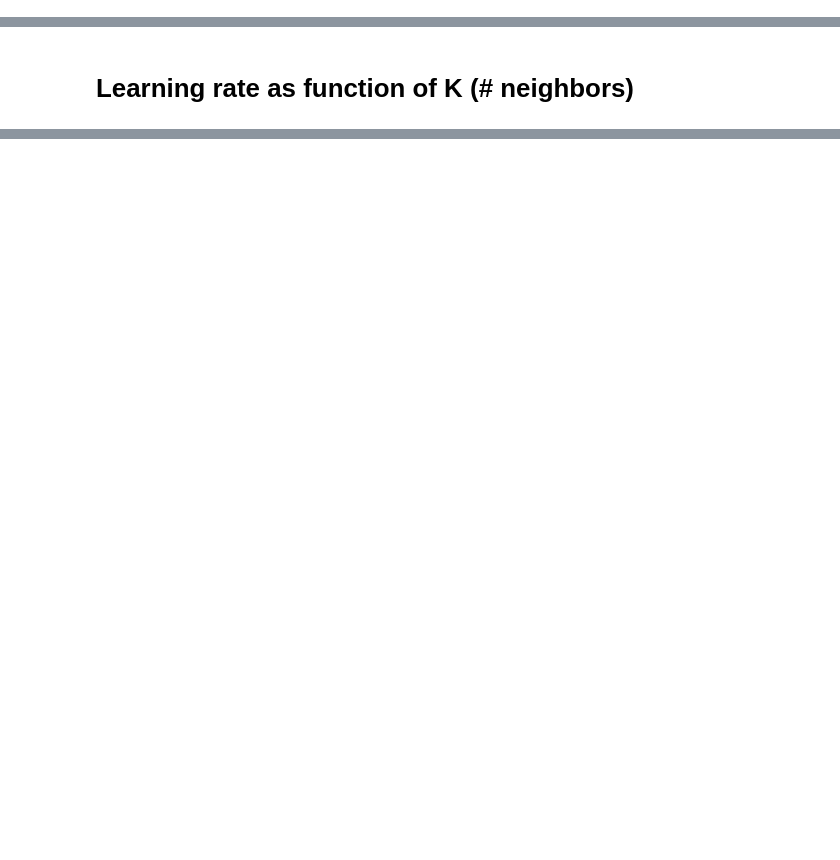
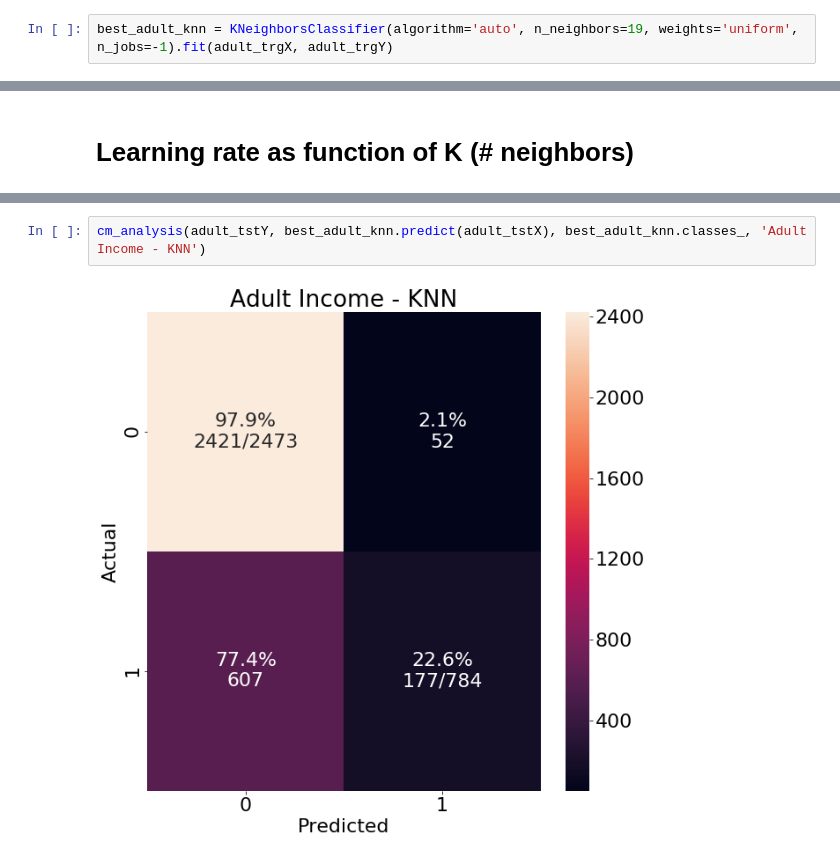
Before and after one commit to jonhilgart22/gatech_machine_learning, a Jupyter notebook: problem set 1/k_nearest_neighbors.ipynb, the cells around one changed output, grey strips where cells are left out. Saved outputs shown, nothing was run; the diff lists cells and outputs as text; blank space fills up the shorter version.

```diff
--- a/problem set 1/k_nearest_neighbors.ipynb
+++ b/problem set 1/k_nearest_neighbors.ipynb
@@ -200,0 +237,2 @@ banking_grid_serach.best_params_
+# %%
+best_adult_knn = KNeighborsClassifier(algorithm='auto', n_neighbors=19, weights='uniform', n_jobs=-1).fit(adult_trgX, adult_trgY)
@@ -334,0 +476,4 @@ plt.ylabel('Percent')
+# %%
+cm_analysis(adult_tstY, best_adult_knn.predict(adult_tstX), best_adult_knn.classes_, 'Adult Income - KNN')
+# %% [output]
+[figure, added]
```
Also changed, not shown: parts of 34 cells of this notebook, 2 other files.
